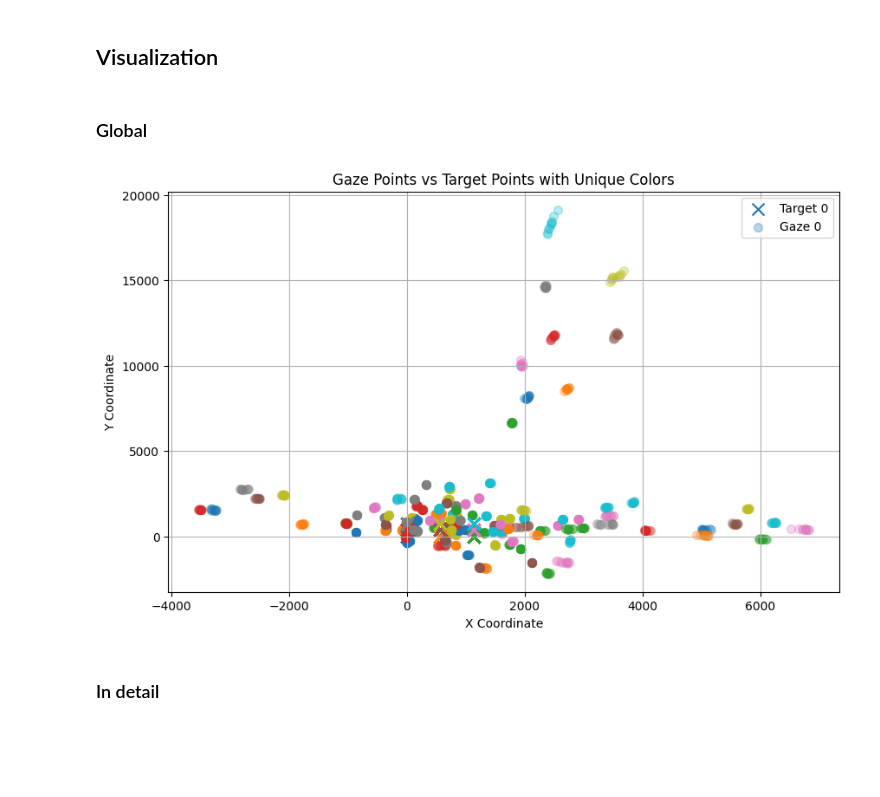
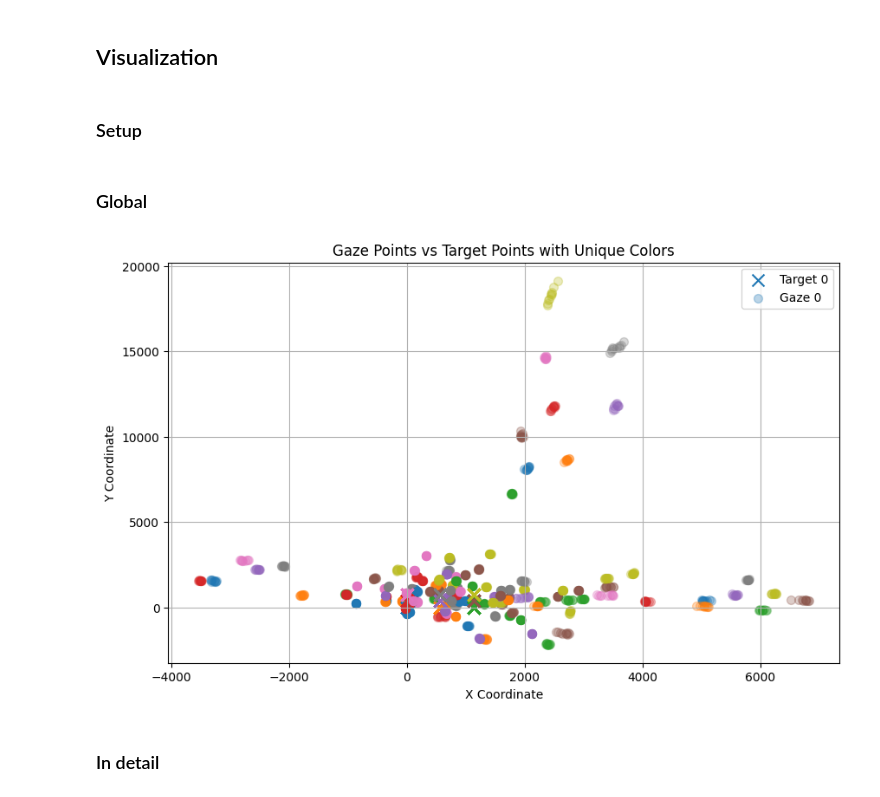
Before and after one commit to VictorSchneuwly/eyetracker, a Jupyter notebook: Notebooks/calibration.ipynb, the cells around one changed output. Cells and saved outputs as stored; diff of their text form; code cells hidden in the pictures; blank space fills up the shorter version.

```diff
--- a/Notebooks/calibration.ipynb
+++ b/Notebooks/calibration.ipynb
@@ -27,17 +28,18 @@ display(df.head(5))
 5 rows × 57 columns
 # %% [markdown]
 ## Visualization
+# %% [markdown]
+### Setup
+# %%
+# Identify unique target points and assign colors
+unique_targets = (
+    df[["targetPointX", "targetPointY"]].drop_duplicates().reset_index(drop=True)
+)
+
+colors = colormaps["tab10"]
 # %% [markdown]
 ### Global
 # %%
-# Identify unique target points and assign colors
-unique_targets = (
-    df[["targetPointX", "targetPointY"]].drop_duplicates().reset_index(drop=True)
-)
-colors = plt.cm.get_cmap(
-    "tab10", len(unique_targets)
-)  # 'tab10' provides 10 distinct colors
-
 # Create a color dictionary for each target point
 color_dict = {tuple(row): colors(i) for i, row in enumerate(unique_targets.to_numpy())}
 
@@ -47,33 +49,33 @@ plt.figure(figsize=(10, 6))
 # Plot each target and corresponding gaze points with the same color
 for idx, row in df.iterrows():
     target = (row["targetPointX"], row["targetPointY"])
     plt.scatter(
         row["targetPointX"],
         row["targetPointY"],
         color=color_dict[target],
         label=f"Target {idx}" if idx == 0 else "",
         s=100,
         marker="x",
     )
     plt.scatter(
         row["gazePointX"],
         row["gazePointY"],
         color=color_dict[target],
         alpha=0.3,
         label=f"Gaze {idx}" if idx == 0 else "",
         s=50,
         marker="o",
     )
 
 # Adding labels and title
 plt.title("Gaze Points vs Target Points with Unique Colors")
 plt.xlabel("X Coordinate")
 plt.ylabel("Y Coordinate")
 plt.legend()
 
 plt.grid(True)
 plt.show()
 # %% [output]
-[figure, old version]
+[figure, new version]
 # %% [markdown]
 ### In detail
```
Also changed, not shown: parts of 5 cells of this notebook.
